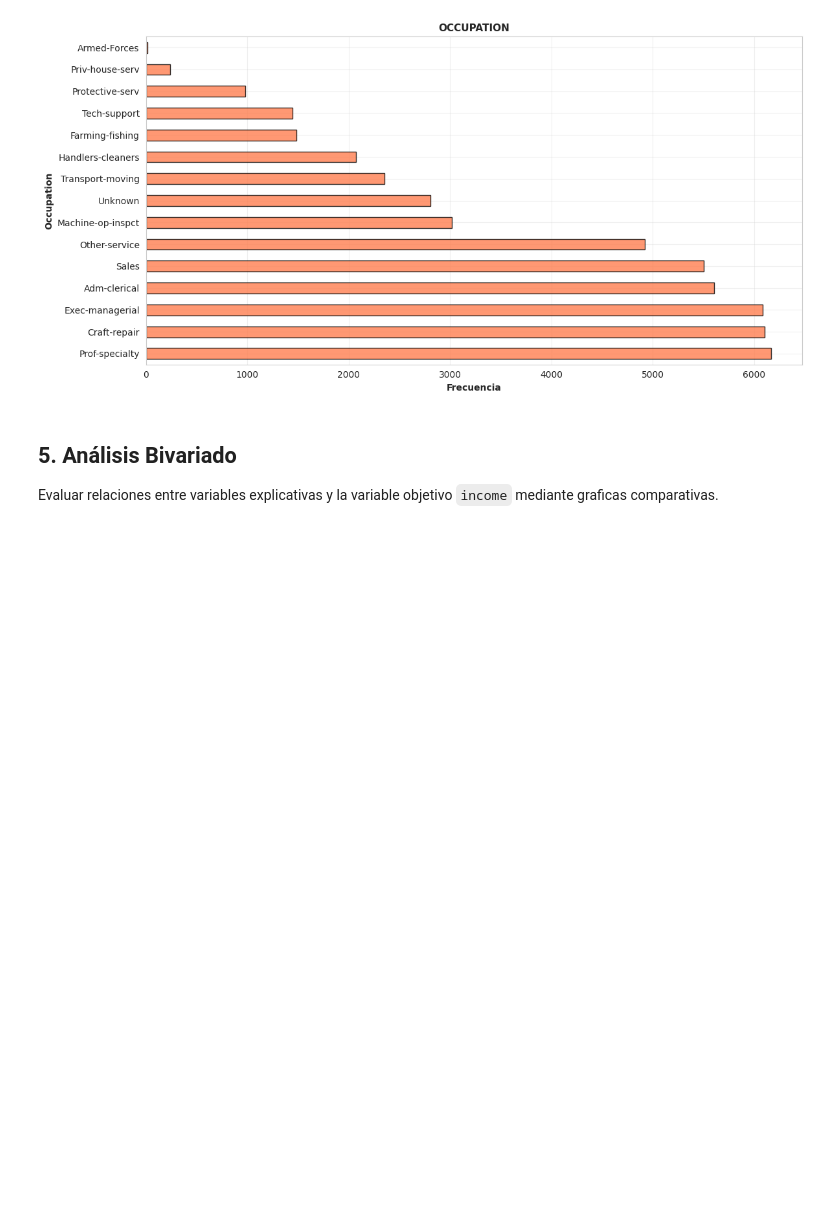
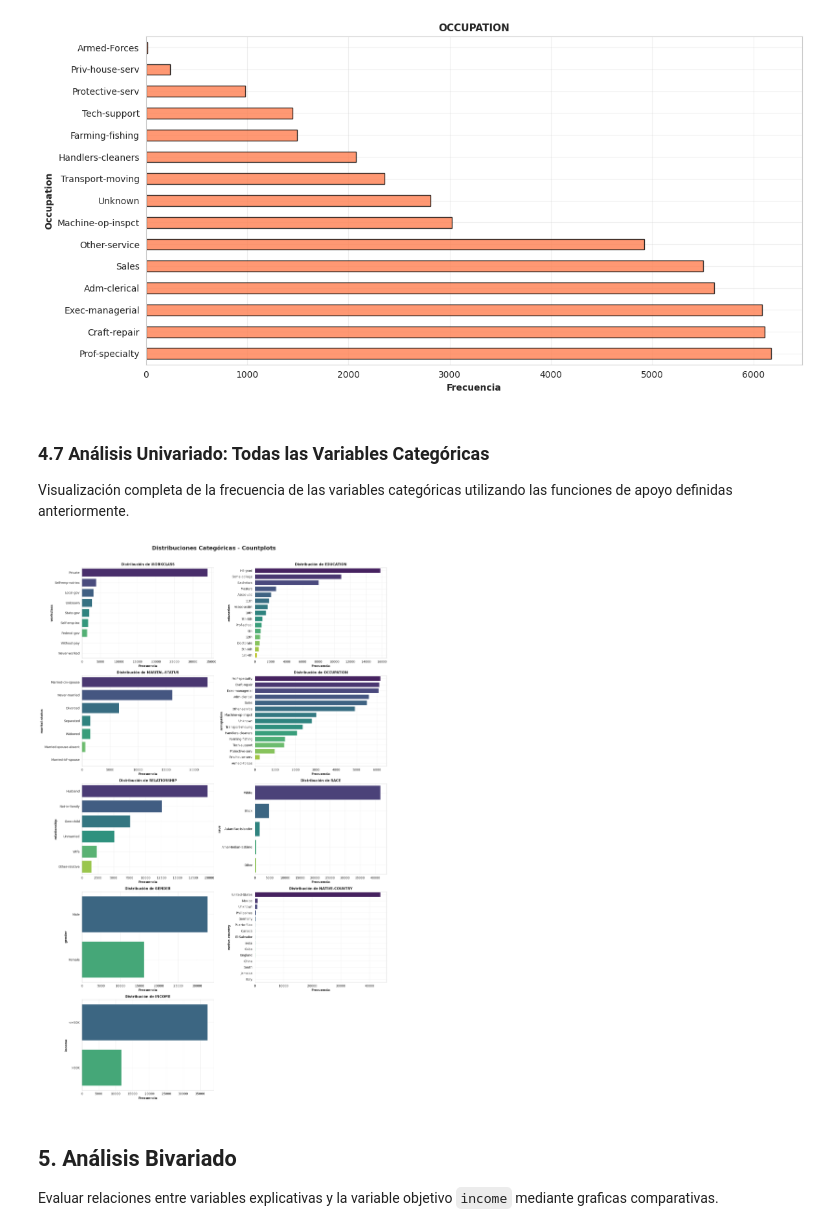
Before and after one commit to Alexander-Luna/DATA-MINING-I, a Jupyter notebook: SEMANA 1/eda_adult.ipynb, the cells around one changed output. Drawn from its saved outputs; the diff is of its cells as text; code cells hidden in the pictures; blank space fills up the shorter version.

```diff
--- a/SEMANA 1/eda_adult.ipynb
+++ b/SEMANA 1/eda_adult.ipynb
@@ -41,15 +43,15 @@ TARGET_COLUMN = "income"
 ### 2.2 Carga de Datos
 Lectura del archivo `adult.csv`, revisar la dimension del dataset, inspeccionar las primeras filas y confirmar la estructura inicial de columnas.
 # %%
-# Cargar datos
-df = pd.read_csv('/content/adult.csv')
+url = 'https://raw.githubusercontent.com/Alexander-Luna/DATA-MINING-I/b11607cf6feea444285c20c1ef38864ce0fa610e/SEMANA%201/adult-1.csv'
+df = pd.read_csv(url)
 
 print(f"\n{'='*80}")
 print(f"INFORMACIÓN GENERAL DEL DATASET")
 print(f"{'='*80}")
 print(f"\nForma: {df.shape[0]} filas × {df.shape[1]} columnas")
 print(f"\nPrimeras filas:")
-print(df.head())
+display(df.head())
 # %% [output]
 ================================================================================
 INFORMACIÓN GENERAL DEL DATASET
@@ -492,6 +490,39 @@ plt.tight_layout()
 plt.show()
 # %% [output]
 [figure]
+# %% [markdown]
+### 4.7 Análisis Univariado: Todas las Variables Categóricas
+Visualización completa de la frecuencia de las variables categóricas utilizando las funciones de apoyo definidas anteriormente.
+# %%
+# Generar countplots para todas las variables categóricas
+fig, axes = subplot_grid(len(cat_cols), n_cols=2, width=8, height=5)
+
+for ax, col in zip(axes, cat_cols):
+    # Obtener frecuencias y ordenar
+    value_counts = df[col].value_counts().head(15) # Limitamos a 15 para legibilidad
+
+    sns.barplot(
+        x=value_counts.values,
+        y=value_counts.index.astype(str),
+        ax=ax,
+        palette='viridis',
+        hue=value_counts.index.astype(str),
+        legend=False
+    )
+
+    style_ax(
+        ax,
+        title=f'Distribución de {col.upper()}',
+        xlabel='Frecuencia',
+        ylabel=col
+    )
+
+hide_unused_axes(axes, len(cat_cols))
+fig.suptitle("Distribuciones Categóricas - Countplots", fontweight="bold", fontsize=18, y=1.01)
+plt.tight_layout()
+plt.show()
+# %% [output]
+[figure, added]
 # %% [markdown]
 ## 5. Análisis Bivariado
 Evaluar relaciones entre variables explicativas y la variable objetivo `income` mediante graficas comparativas.
```
Also changed, not shown: parts of 8 cells of this notebook.
